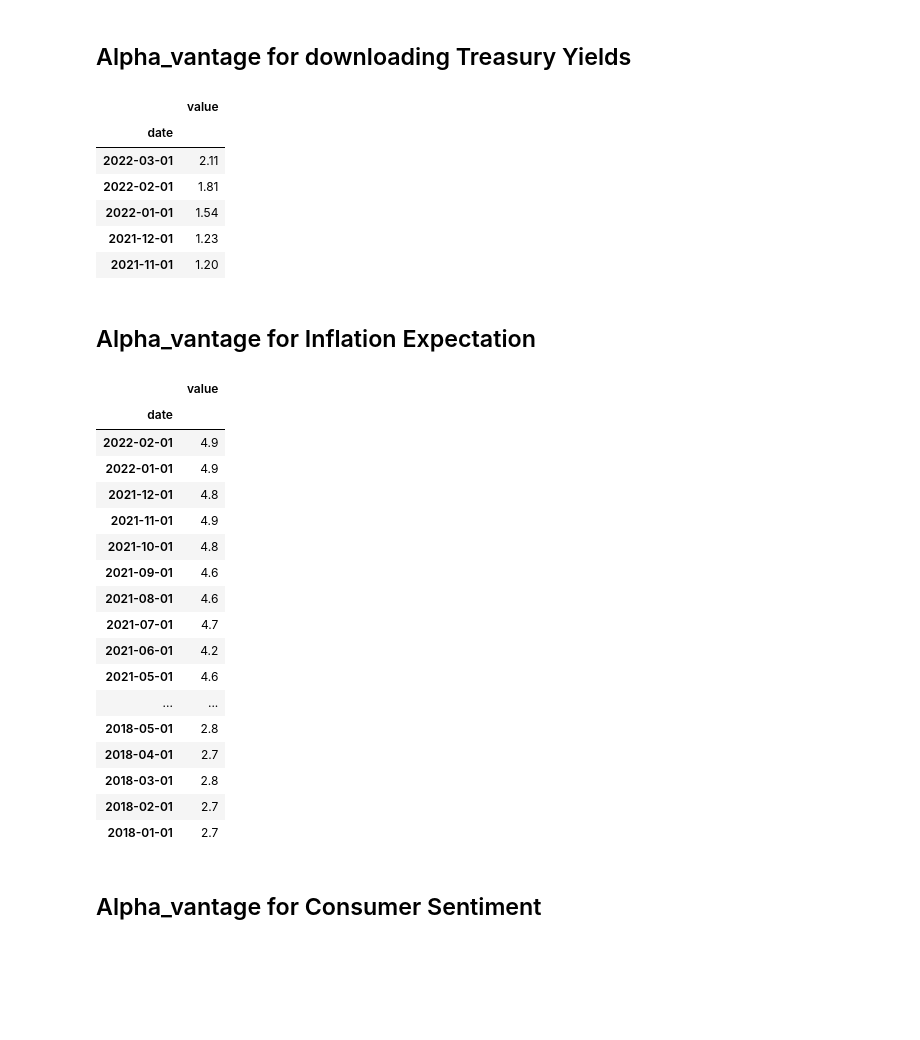
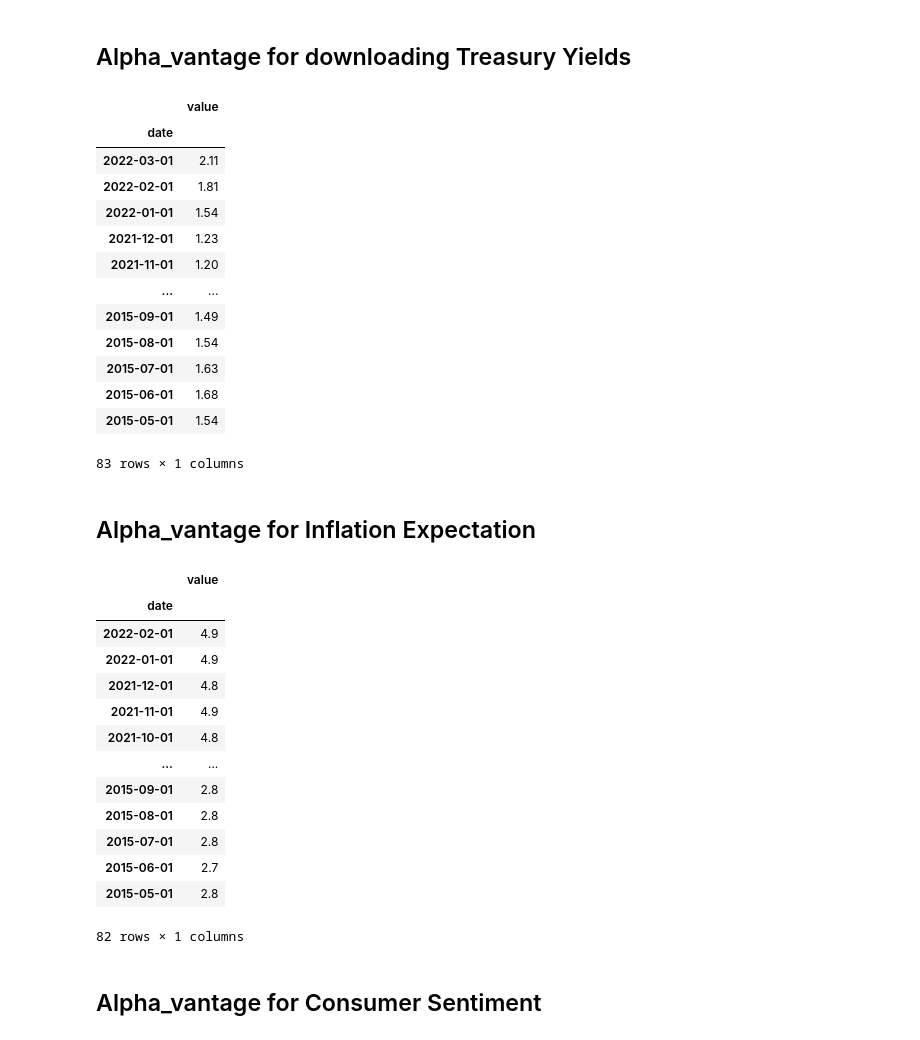
Before and after one commit to evianap/Roboadvisor, a Jupyter notebook: Obtain Stocks.ipynb, the cells around one changed output. Saved outputs shown, nothing was run; the diff lists cells and outputs as text; code cells hidden in the pictures; blank space fills up the shorter version.

```diff
--- a/Obtain Stocks.ipynb
+++ b/Obtain Stocks.ipynb
@@ -19,3 +40,7 @@ from alpha_vantage.cryptocurrencies import CryptoCurrencies
+# %%
+#set key
+key = '32UEEELX55R5WBXX'
+start_date = '2015-04-01'
 # %% [markdown]
 ## Alpha_vantage for downloading stock data
 # %%
@@ -73,7 +130,9 @@ data = r.json()
 TYield = pd.DataFrame(data['data'])
 TYield.index = TYield['date']
 TYield = TYield.drop(TYield.columns[[0]], axis=1)
-TYield.head()
+TYield.index = pd.to_datetime(TYield.index, infer_datetime_format = True)
+TYield = TYield[TYield.index > start_date]
+TYield
 # %% [output]
 |  | value |
 | date |  |
@@ -82,38 +141,43 @@ TYield.head()
 | 2022-01-01 | 1.54 |
 | 2021-12-01 | 1.23 |
 | 2021-11-01 | 1.20 |
+| ... | ... |
+| 2015-09-01 | 1.49 |
+| 2015-08-01 | 1.54 |
+| 2015-07-01 | 1.63 |
+| 2015-06-01 | 1.68 |
+| 2015-05-01 | 1.54 |
+83 rows × 1 columns
 # %% [markdown]
 ## Alpha_vantage for Inflation Expectation
 # %%
 #Getting Inflation Expectation
 #Taking Inflation expectation and not inflation data because only the expectation is available on a monthly basis, while the inflation data available is annual
 #need to be converted to month and time
 url = f'https://www.alphavantage.co/query?function=INFLATION_EXPECTATION&apikey={key}'
 r = requests.get(url)
 data = r.json()
 InflationExp = pd.DataFrame(data['data'])
 InflationExp.index = InflationExp['date']
 InflationExp = InflationExp.drop(InflationExp.columns[[0]], axis=1)
-InflationExp.head(50)
+InflationExp.index  = pd.to_datetime(InflationExp.index, infer_datetime_format = True)
+InflationExp = InflationExp[InflationExp.index > start_date]
+InflationExp
 # %% [output]
 |  | value |
 | date |  |
 | 2022-02-01 | 4.9 |
 | 2022-01-01 | 4.9 |
 | 2021-12-01 | 4.8 |
 | 2021-11-01 | 4.9 |
 | 2021-10-01 | 4.8 |
-| 2021-09-01 | 4.6 |
-| 2021-08-01 | 4.6 |
-| 2021-07-01 | 4.7 |
-| 2021-06-01 | 4.2 |
-| 2021-05-01 | 4.6 |
 | ... | ... |
-| 2018-05-01 | 2.8 |
-| 2018-04-01 | 2.7 |
-| 2018-03-01 | 2.8 |
-| 2018-02-01 | 2.7 |
-| 2018-01-01 | 2.7 |
+| 2015-09-01 | 2.8 |
+| 2015-08-01 | 2.8 |
+| 2015-07-01 | 2.8 |
+| 2015-06-01 | 2.7 |
+| 2015-05-01 | 2.8 |
+82 rows × 1 columns
 # %% [markdown]
 ## Alpha_vantage for Consumer Sentiment
 # %%
```
Also changed, not shown: parts of 31 cells of this notebook.
